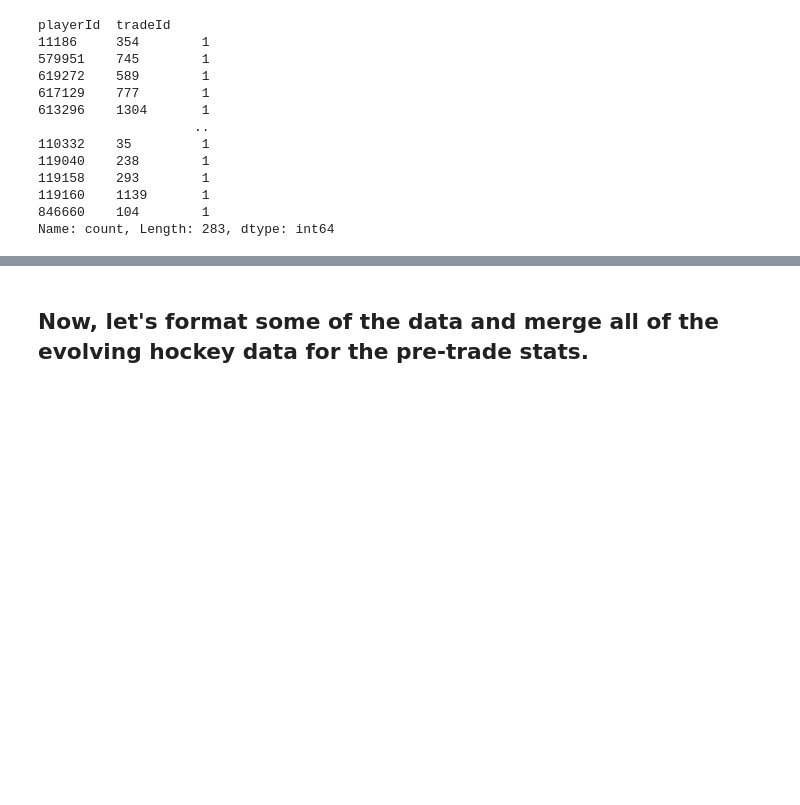
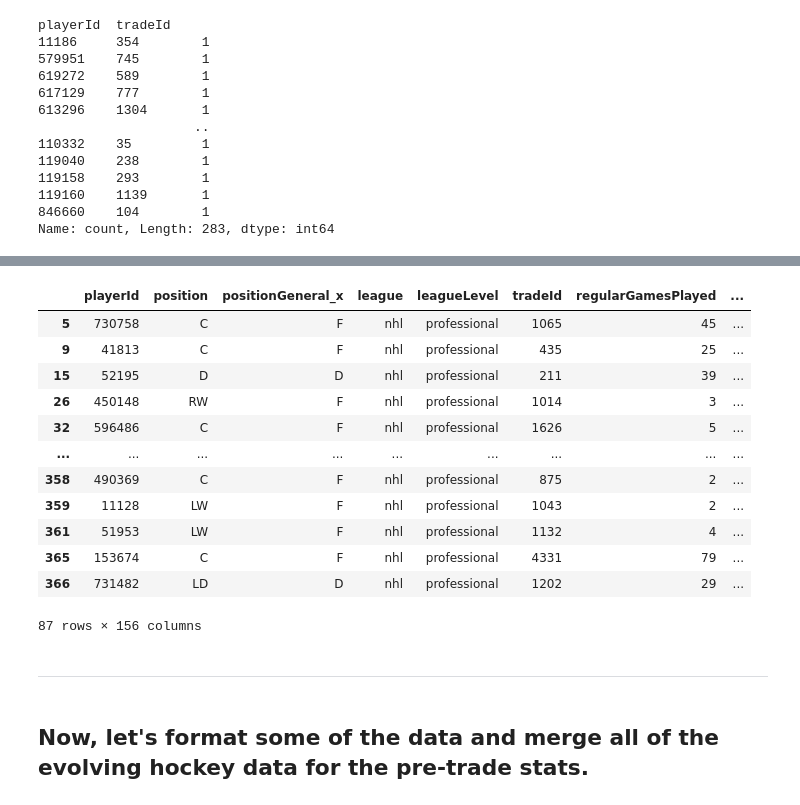
Before and after one commit to ahaze65/NHL_2025_Spring_2026, a Jupyter notebook: Code/Data_Merging_GAR.ipynb, the cells around one changed output, grey strips where cells are left out. Cells and saved outputs as stored; diff of their text form; code cells hidden in the pictures; blank space fills up the shorter version.

```diff
--- a/Code/Data_Merging_GAR.ipynb
+++ b/Code/Data_Merging_GAR.ipynb
@@ -448,0 +457,3 @@ Name: count, Length: 283, dtype: int64
+# %%
+# Merge all of the hockey skater stats with the offseason players
+test2 = pd.merge(off_season_third_merge, after_trade_gar_stats, left_on=['nhlPlayerId','post_trade_season','teamAbbreviation_post_trade'], right_on=['API ID','Season','Team'], how='left')
@@ -449,3 +483,21 @@ Name: count, Length: 283, dtype: int64
+# %%
+test2[test2['Team_y'].isna()]
+# %% [output]
+|  | playerId | position | positionGeneral_x | league | leagueLevel | tradeId | regularGamesPlayed | ... |
+| 5 | 730758 | C | F | nhl | professional | 1065 | 45 | ... |
+| 9 | 41813 | C | F | nhl | professional | 435 | 25 | ... |
+| 15 | 52195 | D | D | nhl | professional | 211 | 39 | ... |
+| 26 | 450148 | RW | F | nhl | professional | 1014 | 3 | ... |
+| 32 | 596486 | C | F | nhl | professional | 1626 | 5 | ... |
+| ... | ... | ... | ... | ... | ... | ... | ... | ... |
+| 358 | 490369 | C | F | nhl | professional | 875 | 2 | ... |
+| 359 | 11128 | LW | F | nhl | professional | 1043 | 2 | ... |
+| 361 | 51953 | LW | F | nhl | professional | 1132 | 4 | ... |
+| 365 | 153674 | C | F | nhl | professional | 4331 | 79 | ... |
+| 366 | 731482 | LD | D | nhl | professional | 1202 | 29 | ... |
+87 rows × 156 columns
+# %% [markdown]
+---
 # %% [markdown]
 ## Now, let's format some of the data and merge all of the evolving hockey data for the pre-trade stats.
 # %%
```
Also changed, not shown: parts of 11 cells of this notebook.
